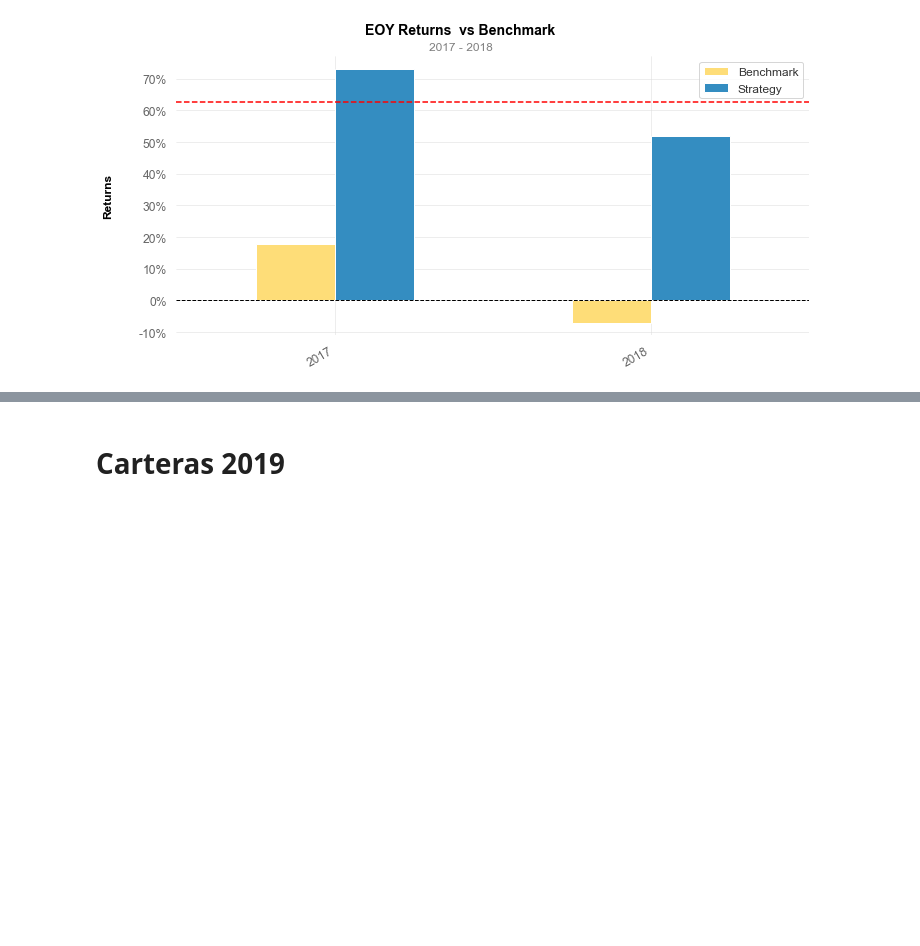
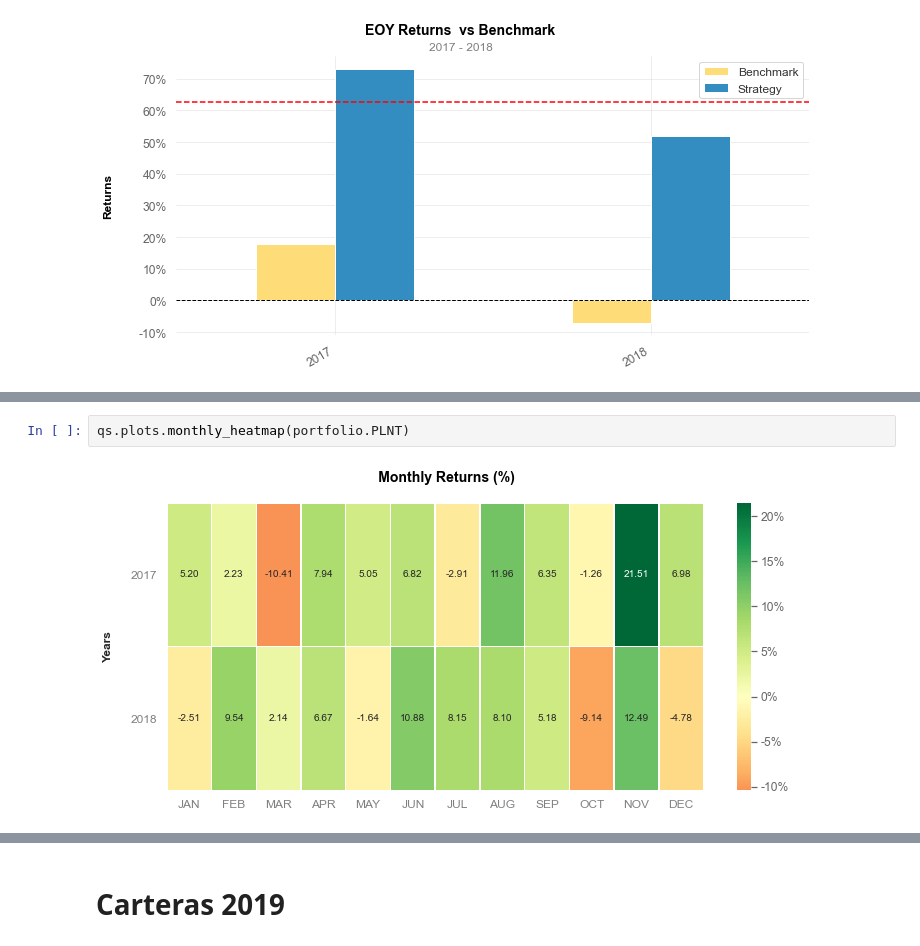
Before and after one commit to Joevalencia/Portfolio_optimization, a Jupyter notebook: Analisis de carteras .ipynb, the cells around one changed output, grey strips where cells are left out. Saved outputs shown, nothing was run; the diff lists cells and outputs as text; blank space fills up the shorter version.

```diff
--- a/Analisis de carteras .ipynb
+++ b/Analisis de carteras .ipynb
@@ -342,0 +345,4 @@ qs.plots.yearly_returns(portfolio.PLNT, '^GSPC')
+# %%
+qs.plots.monthly_heatmap(portfolio.PLNT)
+# %% [output]
+[figure, added]
```
Also changed, not shown: parts of 90 cells of this notebook.
